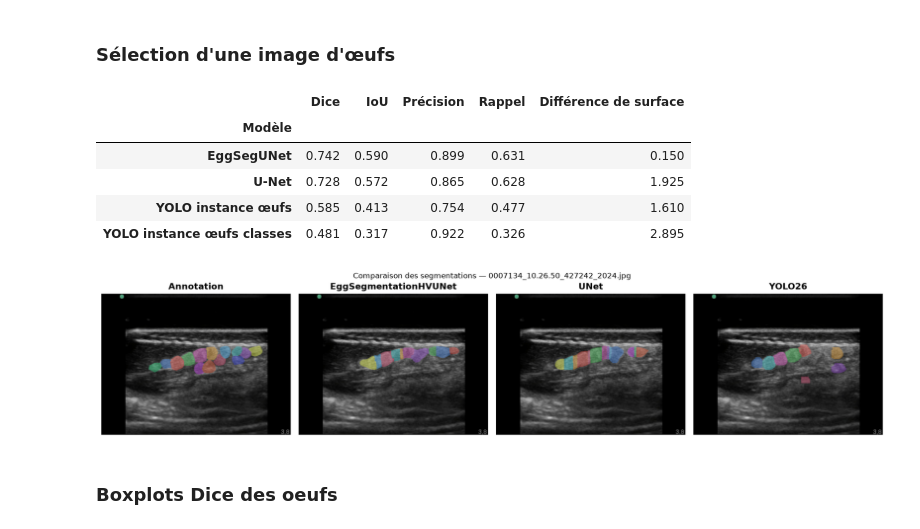
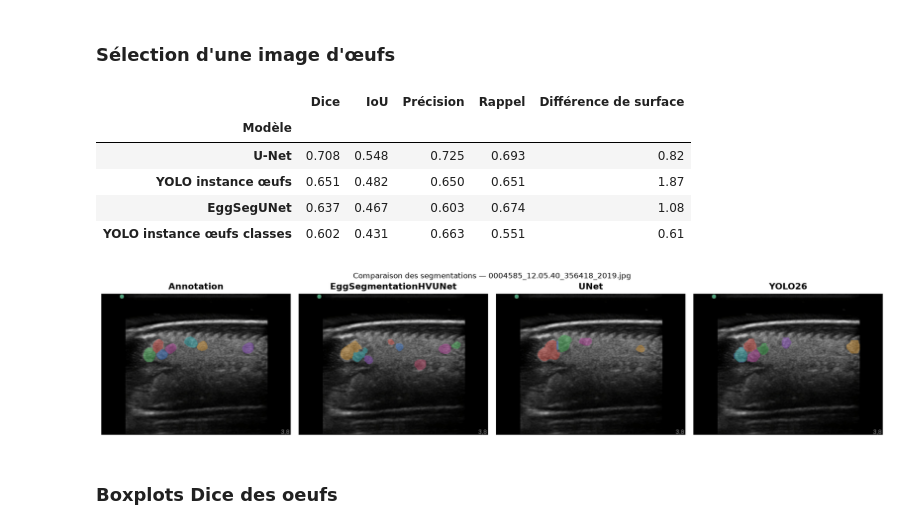
Before and after one commit to loranedp/Stage-GonAIde-2026, a Jupyter notebook: Debut/Resultats/Analyses_des_modeles.ipynb, the cells around one changed output. Drawn from its saved outputs; the diff is of its cells as text; code cells hidden in the pictures.

```diff
--- a/Debut/Resultats/Analyses_des_modeles.ipynb
+++ b/Debut/Resultats/Analyses_des_modeles.ipynb
@@ -278,4 +312,39 @@ for nom, (results, classe, metric_name) in modeles_diff_surface.items():
             fold_values = [image["metrics"][classe][metric_name] for image in fold_results]
         fold_values = np.asarray(fold_values, dtype=float)
         print(f"    {fold}: {valeur:.3f} mm² ({np.isfinite(fold_values).sum()}/{len(fold_values)} valeurs finies)")
+
+# Precision
+modeles_precision = {
+    "U-Net 2 classes": (results_UNET_2classes, "Gonade", "precision_by_class"),
+    "Attention U-Net++ 2 classes": (results_AttentionUNet_2classes, "Gonade", "precision_by_class"),
+    "CSA-Net 2 classes": (results_CSANet_2classes, "Gonade", "precision_by_class"),
+    "OpenUS 2 classes": (results_OpenUS_2classes, "Gonade", "precision_by_class"),
+    "U-Net œufs": (results_UNET_oeufs, "Oeuf", "precision_by_class"),
+    "EggSegUNet": ( results_SegHV_oeufs, "Oeuf", "precision_by_class"),
+    "YOLO instance œufs": (results_YOLO_instance_oeufs, "Oeuf", "precision"),
+    "YOLO instance œufs classes": (results_YOLO_instance_oeufs2, "Oeuf", "precision"),
+}
+
+for nom, (results, classe, metric_name) in modeles_precision.items():
+    precision_folds = metrique_moyennes_par_fold(results, classe, metric_name)
+    valeurs = np.asarray(list(precision_folds.values()), dtype=float)
+    print(f"{nom} — Précision : moyenne = {np.mean(valeurs):.3f}, écart type = {np.std(valeurs):.3f}")
+    print("  Précision moyenne par fold :", {fold: round(valeur, 3) for fold, valeur in precision_folds.items()})
+
+modeles_recall = {
+    "U-Net 2 classes": (results_UNET_2classes, "Gonade", "recall_by_class"),
+    "Attention U-Net++ 2 classes": (results_AttentionUNet_2classes, "Gonade", "recall_by_class"),
+    "CSA-Net 2 classes": (results_CSANet_2classes, "Gonade", "recall_by_class"),
+    "OpenUS 2 classes": (results_OpenUS_2classes, "Gonade", "recall_by_class"),
+    "U-Net œufs": (results_UNET_oeufs, "Oeuf", "recall_by_class"),
+    "EggSegUNet": (results_SegHV_oeufs, "Oeuf", "recall_by_class"),
+    "YOLO instance œufs": (results_YOLO_instance_oeufs, "Oeuf", "recall"),
+    "YOLO instance œufs classes": (results_YOLO_instance_oeufs2, "Oeuf", "recall"),
+}
+
+for nom, (results, classe, metric_name) in modeles_recall.items():
+    recall_folds = metrique_moyennes_par_fold(results, classe, metric_name)
+    valeurs = np.asarray(list(recall_folds.values()), dtype=float)
+    print(f"{nom} — Rappel : moyenne = {np.mean(valeurs):.3f}, écart type = {np.std(valeurs):.3f}")
+    print("  Rappel moyen par fold :", {fold: round(valeur, 3) for fold, valeur in recall_folds.items()})
 # %% [output]
@@ -574,16 +643,16 @@ comparer_modeles_pour_image(nom_image)
 # %% [markdown]
 ### Sélection d'une image d'œufs
 # %%
-nom_image_oeufs = "0007134_10.26.50_427242_2024.jpg"
+nom_image_oeufs = "0004585_12.05.40_356418_2019.jpg"
 analyse_oeufs = analyser_image_oeufs(nom_image_oeufs)
 # %% [output]
 |  | Dice | IoU | Précision | Rappel | Différence de surface |
 | Modèle |  |  |  |  |  |
-| EggSegUNet | 0.742 | 0.590 | 0.899 | 0.631 | 0.150 |
-| U-Net | 0.728 | 0.572 | 0.865 | 0.628 | 1.925 |
-| YOLO instance œufs | 0.585 | 0.413 | 0.754 | 0.477 | 1.610 |
-| YOLO instance œufs classes | 0.481 | 0.317 | 0.922 | 0.326 | 2.895 |
+| U-Net | 0.708 | 0.548 | 0.725 | 0.693 | 0.82 |
+| YOLO instance œufs | 0.651 | 0.482 | 0.650 | 0.651 | 1.87 |
+| EggSegUNet | 0.637 | 0.467 | 0.603 | 0.674 | 1.08 |
+| YOLO instance œufs classes | 0.602 | 0.431 | 0.663 | 0.551 | 0.61 |
-[figure, old version]
+[figure, new version]
 # %% [markdown]
 ### Boxplots Dice des oeufs
 # %%
```
Also changed, not shown: parts of 10 cells of this notebook, 39 other files.
